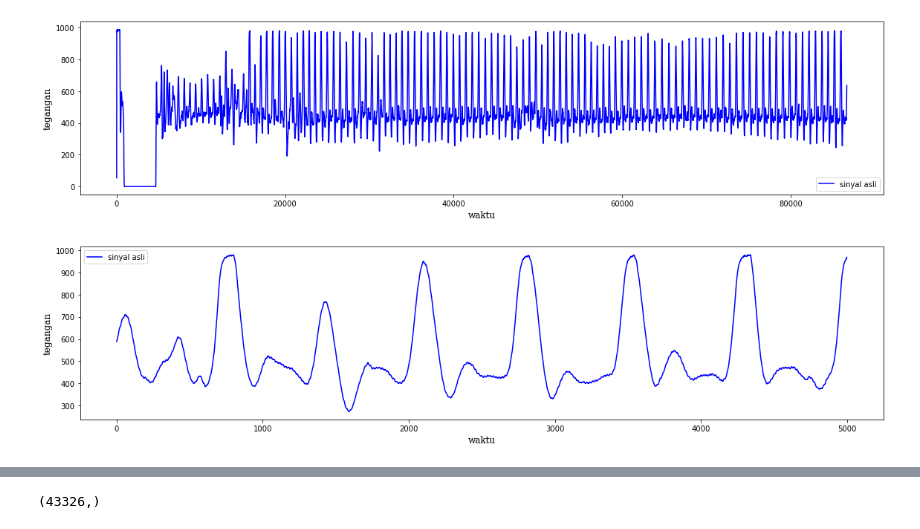
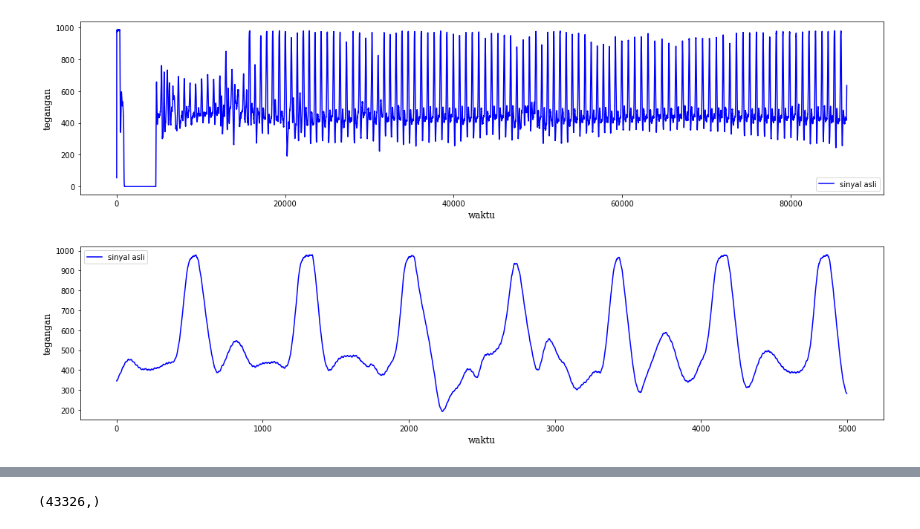
Before and after one commit to waskita/embedded, a Jupyter notebook: analisis-detak-jantung/heart-beat-analysis-1kHz.ipynb, the cells around one changed output, grey strips where cells are left out. Cells and saved outputs as stored; diff of their text form; code cells hidden in the pictures.

```diff
--- a/analisis-detak-jantung/heart-beat-analysis-1kHz.ipynb
+++ b/analisis-detak-jantung/heart-beat-analysis-1kHz.ipynb
@@ -30,14 +30,14 @@ fig.savefig("sinyal-asli.jpg", format="jpg",dpi=65)
 # %%
 fig = plt.figure(figsize=(16,4))
 gs = gridspec.GridSpec(1,1)
 ax1 = fig.add_subplot(gs[0])
-start=15000
+start=18000
 delta=5000
 ax1.plot(sinyal_asli[start:start+delta,],"b-",label="sinyal asli")
 ax1.set_xlabel("waktu",family="serif",  fontsize=12)
 ax1.set_ylabel("tegangan",family="serif",  fontsize=12)
 ax1.legend(loc='best')
 fig.tight_layout()
 fig.savefig("sinyal-zoom.jpg", format="jpg",dpi=65)
 # %% [output]
-[figure, old version]
+[figure, new version]
```
Also changed, not shown: parts of 2 cells of this notebook, 32 other files.
